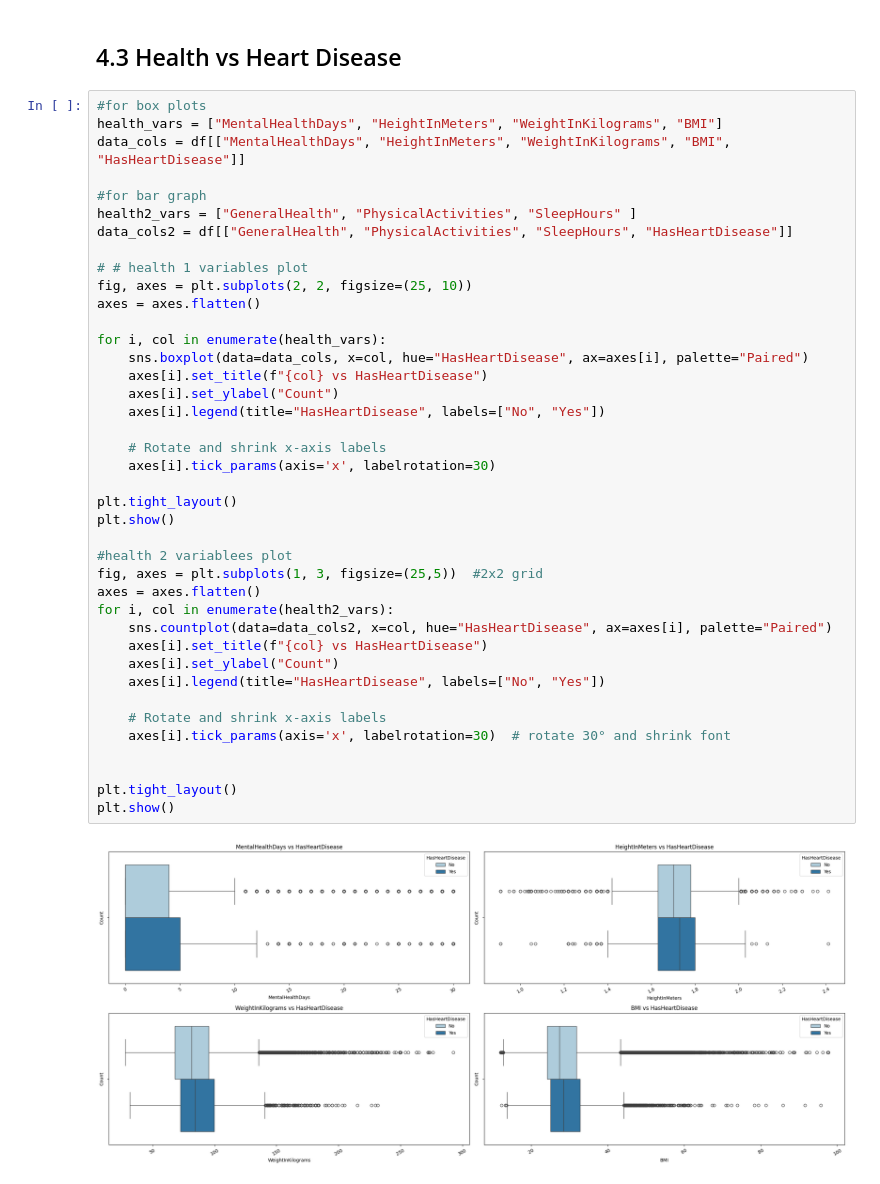
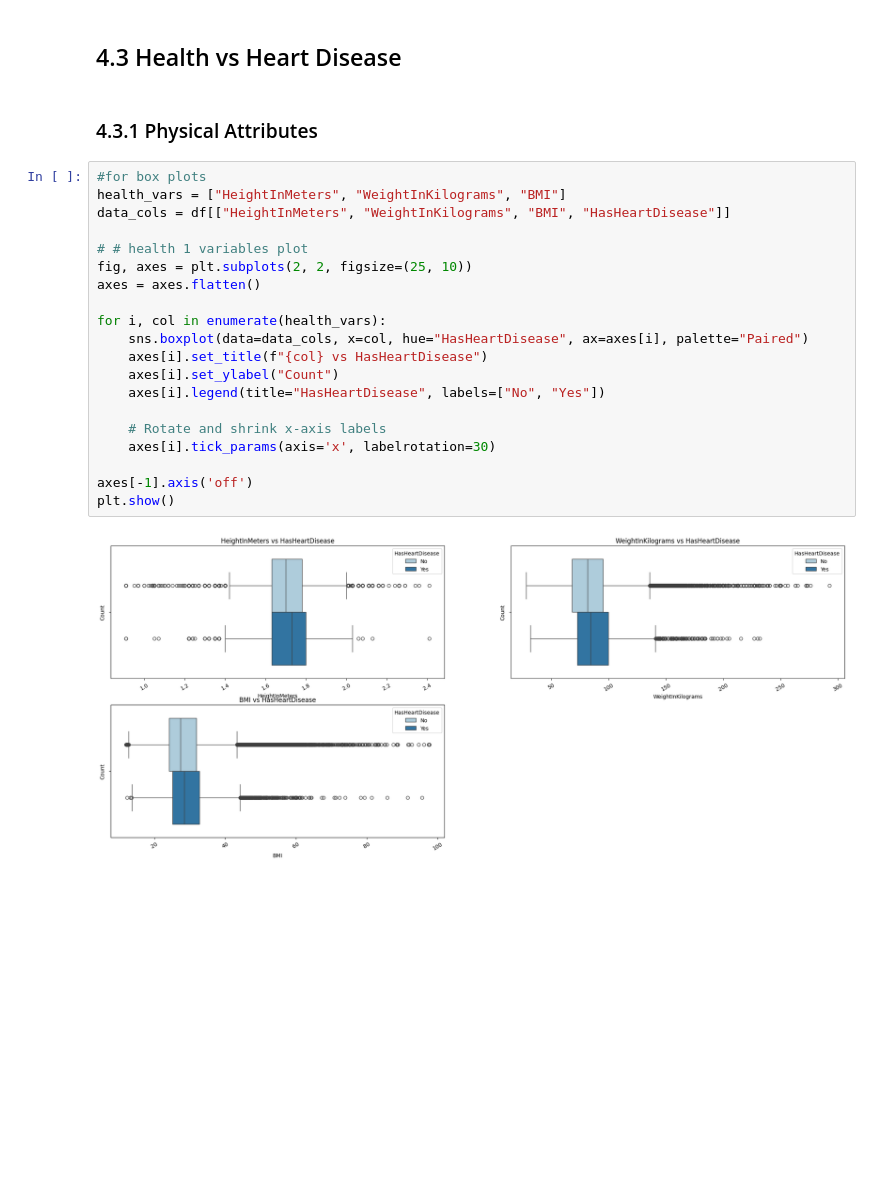
Before and after one commit to raymondcen/Heart-Disease-Predictor, a Jupyter notebook: notebook/EDA HEART DISEASE.ipynb, the cells around one changed output. Drawn from its saved outputs; the diff is of its cells as text; blank space fills up the shorter version.

```diff
--- a/notebook/EDA HEART DISEASE.ipynb
+++ b/notebook/EDA HEART DISEASE.ipynb
@@ -367,45 +367,27 @@ plt.show()
 - Higher heart disease rates among non-drinkers may reflect that some stopped drinking due to health issues or other confounding factors. More analysis is needed to separate lifelong abstainers from former drinkers and adjust for age and health status.
 # %% [markdown]
 ## 4.3 Health vs Heart Disease
+# %% [markdown]
+### 4.3.1 Physical Attributes
 # %%
 #for box plots
-health_vars = ["MentalHealthDays", "HeightInMeters", "WeightInKilograms", "BMI"]
-data_cols = df[["MentalHealthDays", "HeightInMeters", "WeightInKilograms", "BMI", "HasHeartDisease"]]
-
-#for bar graph
-health2_vars = ["GeneralHealth", "PhysicalActivities", "SleepHours" ]
-data_cols2 = df[["GeneralHealth", "PhysicalActivities", "SleepHours", "HasHeartDisease"]]
+health_vars = ["HeightInMeters", "WeightInKilograms", "BMI"]
+data_cols = df[["HeightInMeters", "WeightInKilograms", "BMI", "HasHeartDisease"]]
 
 # # health 1 variables plot
 fig, axes = plt.subplots(2, 2, figsize=(25, 10))
 axes = axes.flatten()
 
 for i, col in enumerate(health_vars):
     sns.boxplot(data=data_cols, x=col, hue="HasHeartDisease", ax=axes[i], palette="Paired")
     axes[i].set_title(f"{col} vs HasHeartDisease")
     axes[i].set_ylabel("Count")
     axes[i].legend(title="HasHeartDisease", labels=["No", "Yes"])
 
     # Rotate and shrink x-axis labels
     axes[i].tick_params(axis='x', labelrotation=30)
 
-plt.tight_layout()
+axes[-1].axis('off')
 plt.show()
-
-#health 2 variablees plot
-fig, axes = plt.subplots(1, 3, figsize=(25,5))  #2x2 grid
-axes = axes.flatten()
-for i, col in enumerate(health2_vars):
-    sns.countplot(data=data_cols2, x=col, hue="HasHeartDisease", ax=axes[i], palette="Paired")
-    axes[i].set_title(f"{col} vs HasHeartDisease")
-    axes[i].set_ylabel("Count")
-    axes[i].legend(title="HasHeartDisease", labels=["No", "Yes"])
-
-    # Rotate and shrink x-axis labels
-    axes[i].tick_params(axis='x', labelrotation=30)  # rotate 30° and shrink font
-
-
-plt.tight_layout()
-plt.show()
 # %% [output]
-[figure, old version]
+[figure, new version]
```
Also changed, not shown: parts of 6 cells of this notebook.
